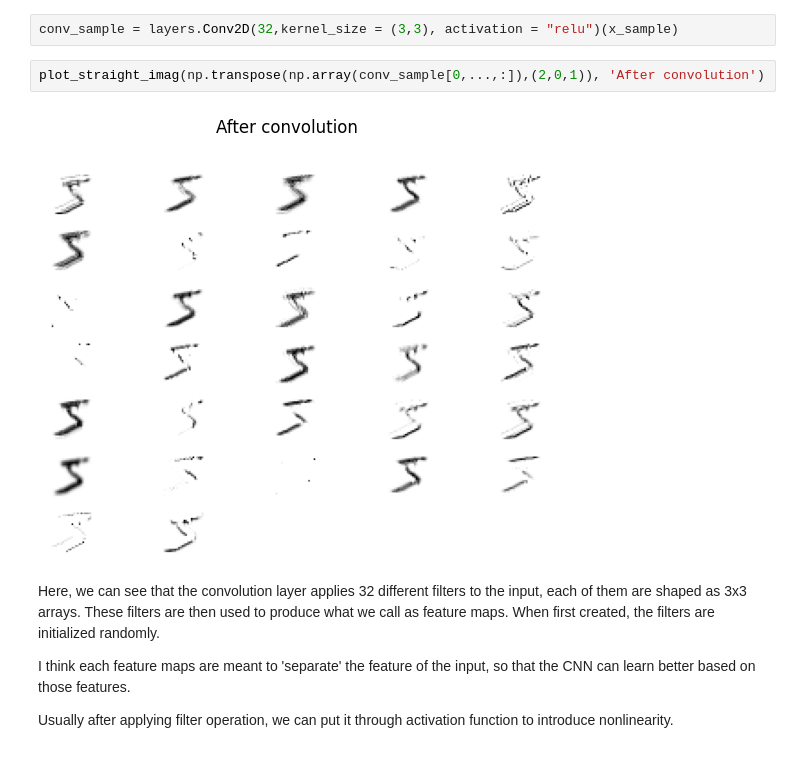
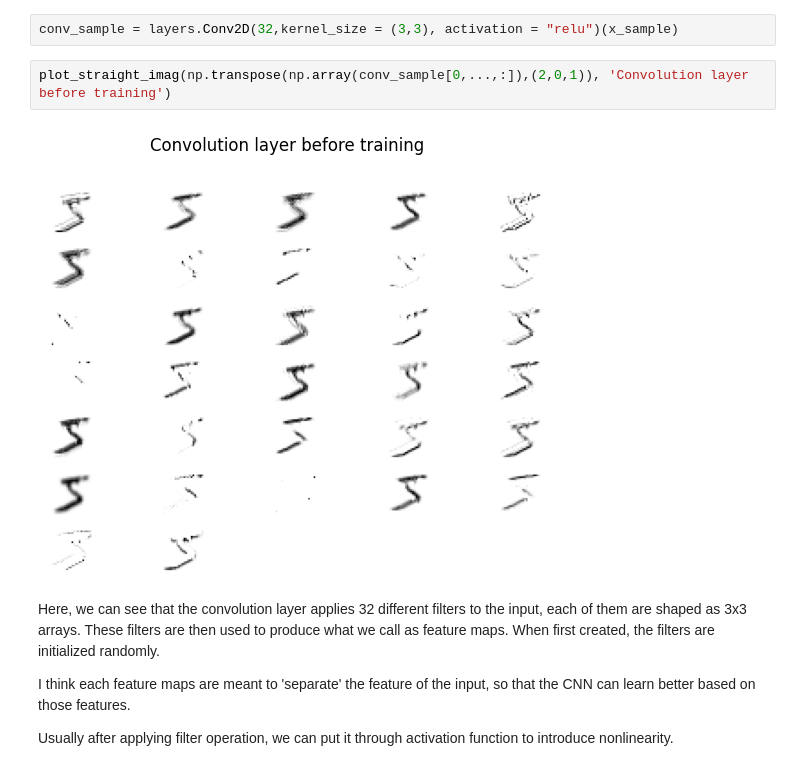
Before and after one commit to lakubis/jyu-learn, a Jupyter notebook: efficient_computing/Demos/Demo_4/demo4_Felix_Cahyadi.ipynb, the cells around one changed output. Drawn from its saved outputs; the diff is of its cells as text.

```diff
--- a/efficient_computing/Demos/Demo_4/demo4_Felix_Cahyadi.ipynb
+++ b/efficient_computing/Demos/Demo_4/demo4_Felix_Cahyadi.ipynb
@@ -205,9 +210,9 @@ plot_straight_imag(x_sample,'Before convolution')
 # %%
 conv_sample = layers.Conv2D(32,kernel_size = (3,3), activation = "relu")(x_sample)
 # %%
-plot_straight_imag(np.transpose(np.array(conv_sample[0,...,:]),(2,0,1)), 'After convolution')
+plot_straight_imag(np.transpose(np.array(conv_sample[0,...,:]),(2,0,1)), 'Convolution layer before training')
 # %% [output]
-[figure, old version]
+[figure, new version]
 # %% [markdown]
 Here, we can see that the convolution layer applies 32 different filters to the input, each of them are shaped as 3x3 arrays. These filters are then used to produce what we call as feature maps. When first created, the filters are initialized randomly.
 
```
Also changed, not shown: parts of 5 cells of this notebook.
